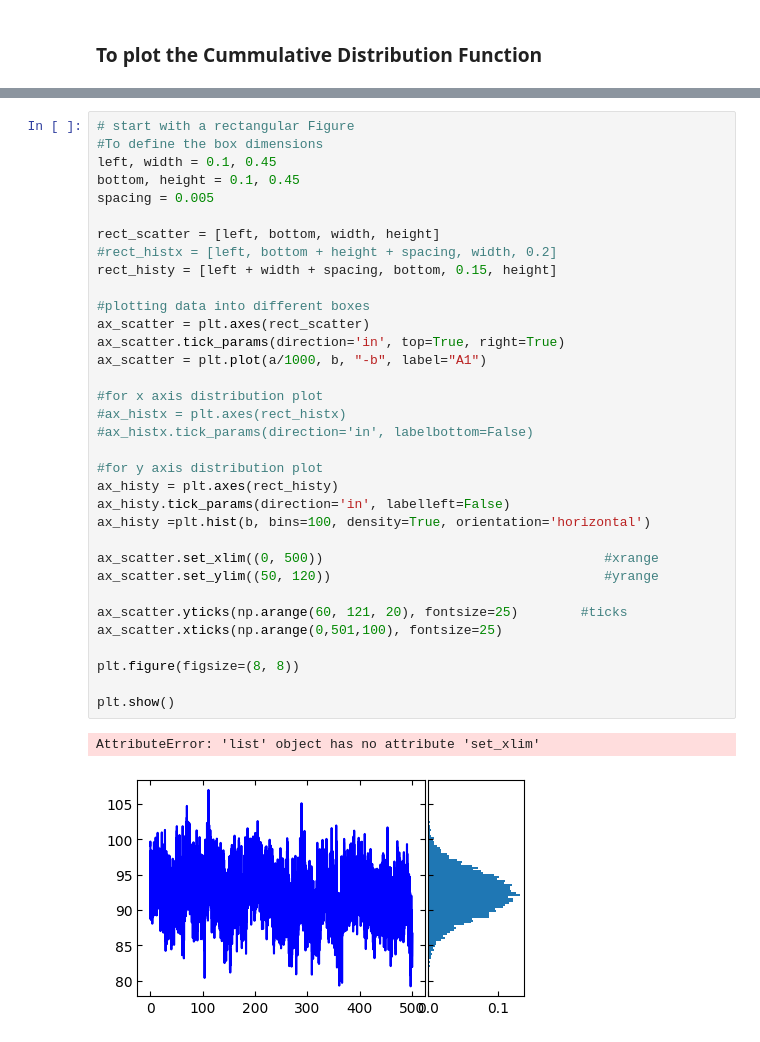
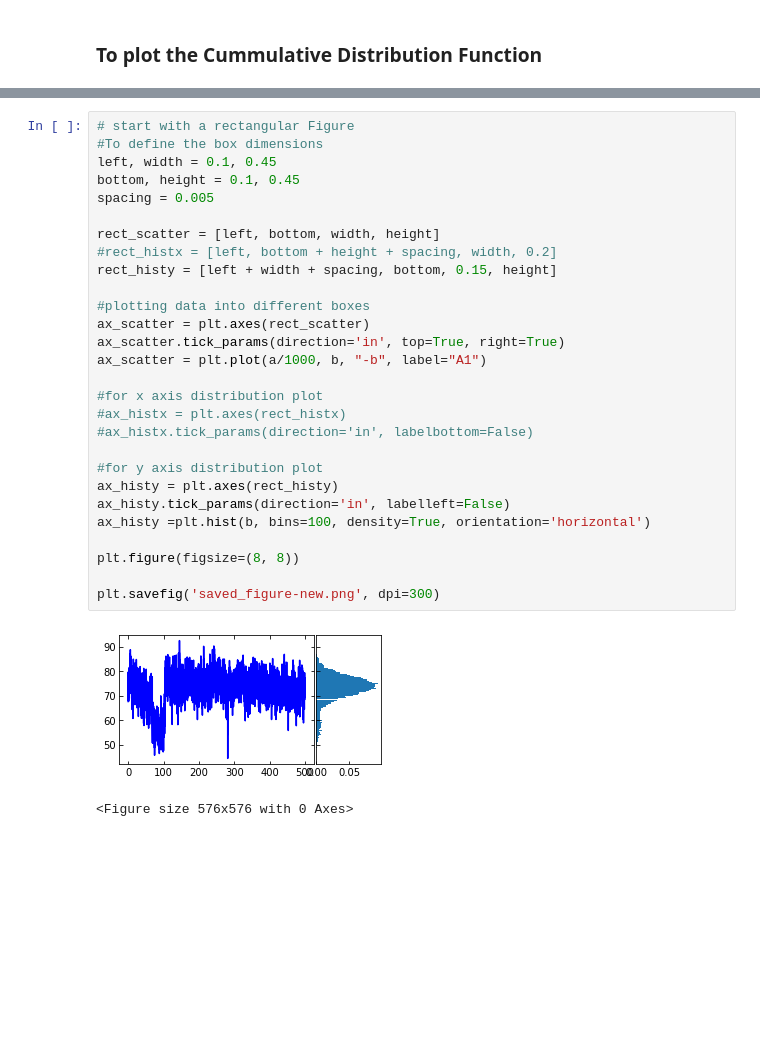
Before and after one commit to shub-bioinfo/Python, a Jupyter notebook: lineplots.ipynb, the cells around one changed output, grey strips where cells are left out. Drawn from its saved outputs; the diff is of its cells as text; blank space fills up the shorter version.

```diff
--- a/lineplots.ipynb
+++ b/lineplots.ipynb
@@ -68,37 +68,31 @@ plt.show()
 # %%
 # start with a rectangular Figure
 #To define the box dimensions
 left, width = 0.1, 0.45
 bottom, height = 0.1, 0.45
 spacing = 0.005
 
 rect_scatter = [left, bottom, width, height]
 #rect_histx = [left, bottom + height + spacing, width, 0.2]
 rect_histy = [left + width + spacing, bottom, 0.15, height]
 
 #plotting data into different boxes
 ax_scatter = plt.axes(rect_scatter)
 ax_scatter.tick_params(direction='in', top=True, right=True)
 ax_scatter = plt.plot(a/1000, b, "-b", label="A1")
 
 #for x axis distribution plot
 #ax_histx = plt.axes(rect_histx)
 #ax_histx.tick_params(direction='in', labelbottom=False)
 
 #for y axis distribution plot
 ax_histy = plt.axes(rect_histy)
 ax_histy.tick_params(direction='in', labelleft=False)
 ax_histy =plt.hist(b, bins=100, density=True, orientation='horizontal')
 
-ax_scatter.set_xlim((0, 500))                                    #xrange
-ax_scatter.set_ylim((50, 120))                                   #yrange
-
-ax_scatter.yticks(np.arange(60, 121, 20), fontsize=25)        #ticks
-ax_scatter.xticks(np.arange(0,501,100), fontsize=25)
-
 plt.figure(figsize=(8, 8))
 
-plt.show()
+plt.savefig('saved_figure-new.png', dpi=300)
 # %% [output]
+[figure, new version]
-AttributeError: 'list' object has no attribute 'set_xlim'
+<Figure size 576x576 with 0 Axes>
-[figure, old version]
```
Also changed, not shown: parts of 6 cells of this notebook.
